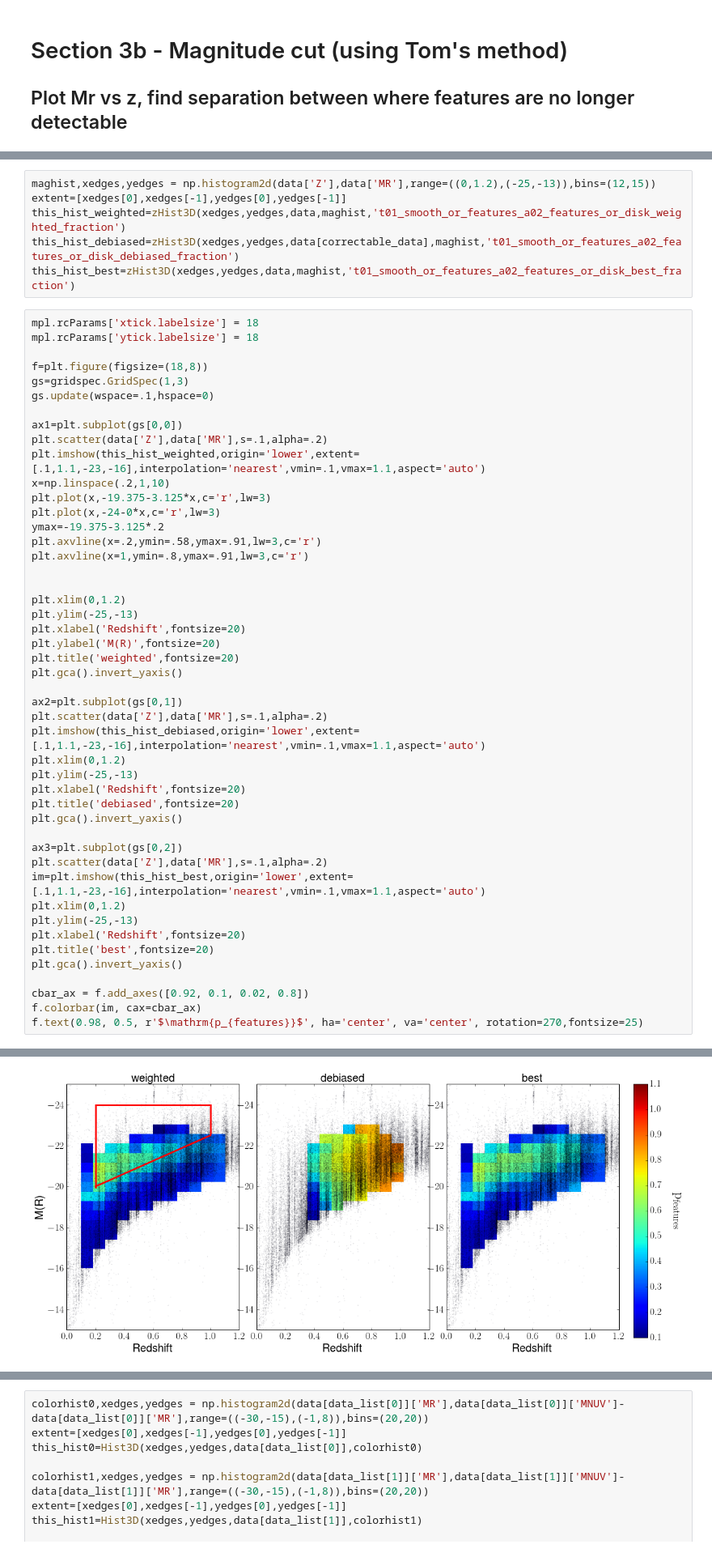
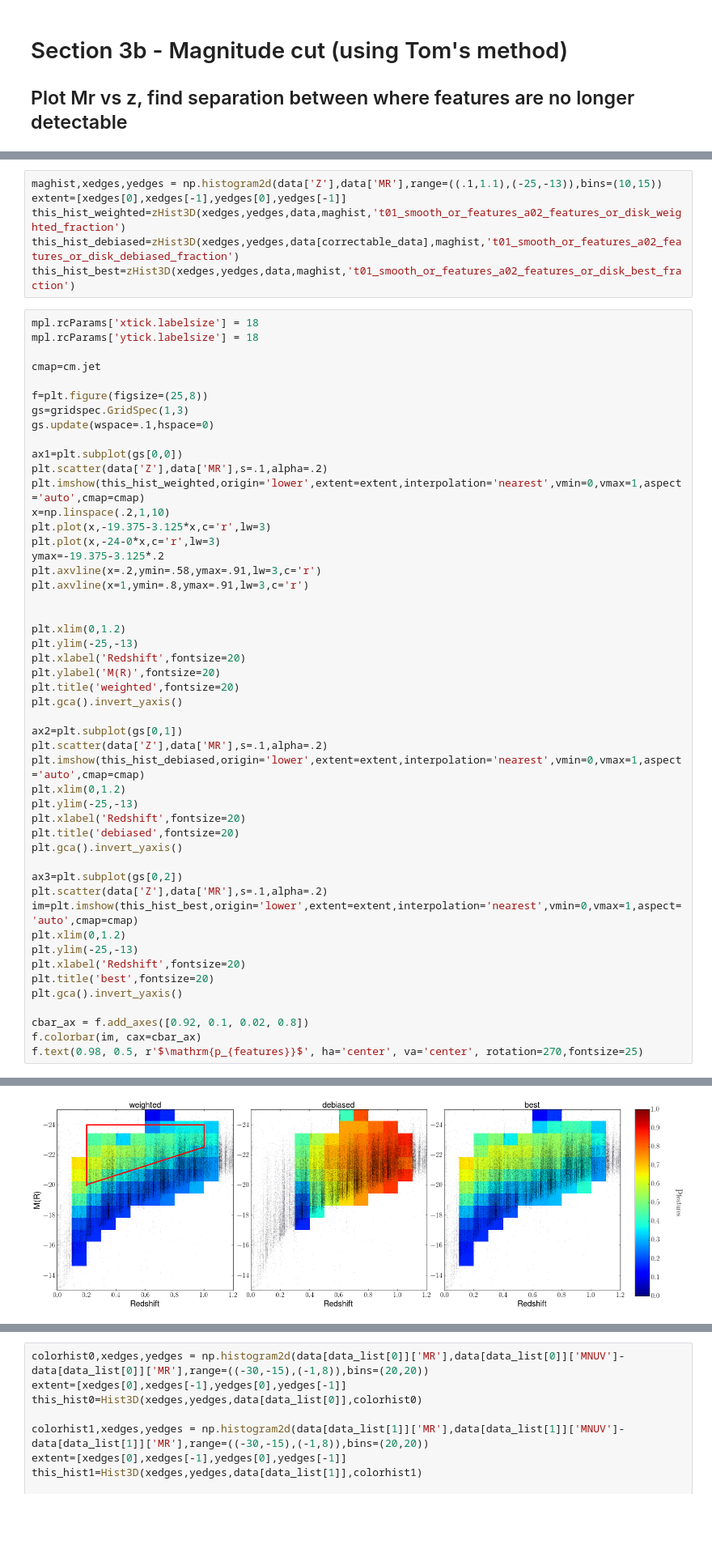
Before and after one commit to Mel23/GZ_Hubble_Science, a Jupyter notebook: Red_Disk_Fraction/red_disks.ipynb, the cells around one changed output, grey strips where cells are left out. Shown at 81% size. Drawn from its saved outputs; the diff is of its cells as text; blank space fills up the shorter version.

```diff
--- a/Red_Disk_Fraction/red_disks.ipynb
+++ b/Red_Disk_Fraction/red_disks.ipynb
@@ -124,6 +128,6 @@ def zHist3D(xedges,yedges,the_data,colorhist,p):
     return newmatrix
 # %%
-maghist,xedges,yedges = np.histogram2d(data['Z'],data['MR'],range=((0,1.2),(-25,-13)),bins=(12,15))
+maghist,xedges,yedges = np.histogram2d(data['Z'],data['MR'],range=((.1,1.1),(-25,-13)),bins=(10,15))
 extent=[xedges[0],xedges[-1],yedges[0],yedges[-1]]
 this_hist_weighted=zHist3D(xedges,yedges,data,maghist,'t01_smooth_or_features_a02_features_or_disk_weighted_fraction')
 this_hist_debiased=zHist3D(xedges,yedges,data[correctable_data],maghist,'t01_smooth_or_features_a02_features_or_disk_debiased_fraction')
@@ -132,13 +136,15 @@ this_hist_best=zHist3D(xedges,yedges,data,maghist,'t01_smooth_or_features_a02_fe
 mpl.rcParams['xtick.labelsize'] = 18
 mpl.rcParams['ytick.labelsize'] = 18
 
-f=plt.figure(figsize=(18,8))
+cmap=cm.jet
+
+f=plt.figure(figsize=(25,8))
 gs=gridspec.GridSpec(1,3)
 gs.update(wspace=.1,hspace=0)
 
 ax1=plt.subplot(gs[0,0])
 plt.scatter(data['Z'],data['MR'],s=.1,alpha=.2)
-plt.imshow(this_hist_weighted,origin='lower',extent=[.1,1.1,-23,-16],interpolation='nearest',vmin=.1,vmax=1.1,aspect='auto')
+plt.imshow(this_hist_weighted,origin='lower',extent=extent,interpolation='nearest',vmin=0,vmax=1,aspect='auto',cmap=cmap)
 x=np.linspace(.2,1,10)
 plt.plot(x,-19.375-3.125*x,c='r',lw=3)
 plt.plot(x,-24-0*x,c='r',lw=3)
@@ -148,33 +154,33 @@ plt.axvline(x=1,ymin=.8,ymax=.91,lw=3,c='r')
 
 
 plt.xlim(0,1.2)
 plt.ylim(-25,-13)
 plt.xlabel('Redshift',fontsize=20)
 plt.ylabel('M(R)',fontsize=20)
 plt.title('weighted',fontsize=20)
 plt.gca().invert_yaxis()
 
 ax2=plt.subplot(gs[0,1])
 plt.scatter(data['Z'],data['MR'],s=.1,alpha=.2)
-plt.imshow(this_hist_debiased,origin='lower',extent=[.1,1.1,-23,-16],interpolation='nearest',vmin=.1,vmax=1.1,aspect='auto')
+plt.imshow(this_hist_debiased,origin='lower',extent=extent,interpolation='nearest',vmin=0,vmax=1,aspect='auto',cmap=cmap)
 plt.xlim(0,1.2)
 plt.ylim(-25,-13)
 plt.xlabel('Redshift',fontsize=20)
 plt.title('debiased',fontsize=20)
 plt.gca().invert_yaxis()
 
 ax3=plt.subplot(gs[0,2])
 plt.scatter(data['Z'],data['MR'],s=.1,alpha=.2)
-im=plt.imshow(this_hist_best,origin='lower',extent=[.1,1.1,-23,-16],interpolation='nearest',vmin=.1,vmax=1.1,aspect='auto')
+im=plt.imshow(this_hist_best,origin='lower',extent=extent,interpolation='nearest',vmin=0,vmax=1,aspect='auto',cmap=cmap)
 plt.xlim(0,1.2)
 plt.ylim(-25,-13)
 plt.xlabel('Redshift',fontsize=20)
 plt.title('best',fontsize=20)
 plt.gca().invert_yaxis()
 
 cbar_ax = f.add_axes([0.92, 0.1, 0.02, 0.8])
 f.colorbar(im, cax=cbar_ax)
 f.text(0.98, 0.5, r'$\mathrm{p_{features}}$', ha='center', va='center', rotation=270,fontsize=25)
 # %% [output]
 <matplotlib.text.Text at 0x...>
-[figure, old version]
+[figure, new version]
```
Also changed, not shown: parts of 25 cells of this notebook.
